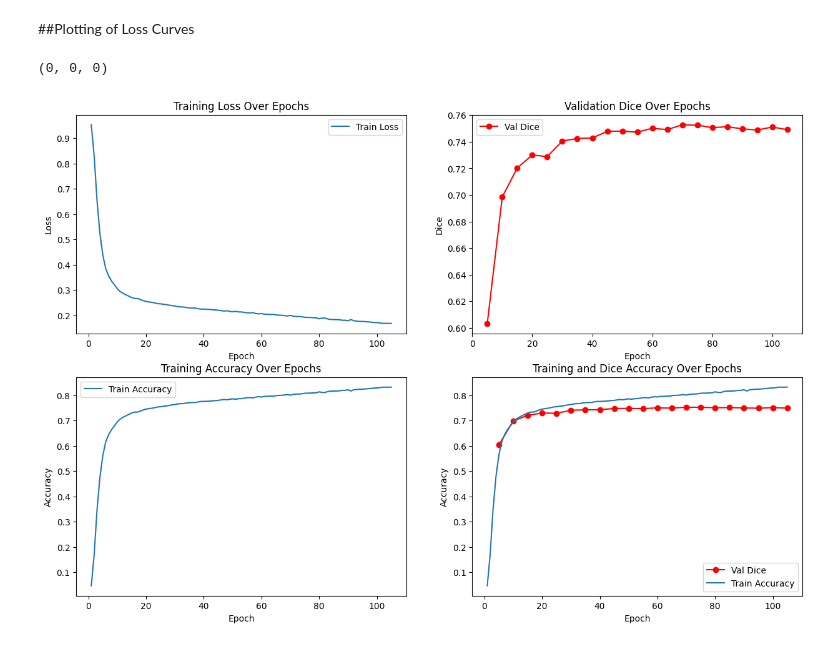
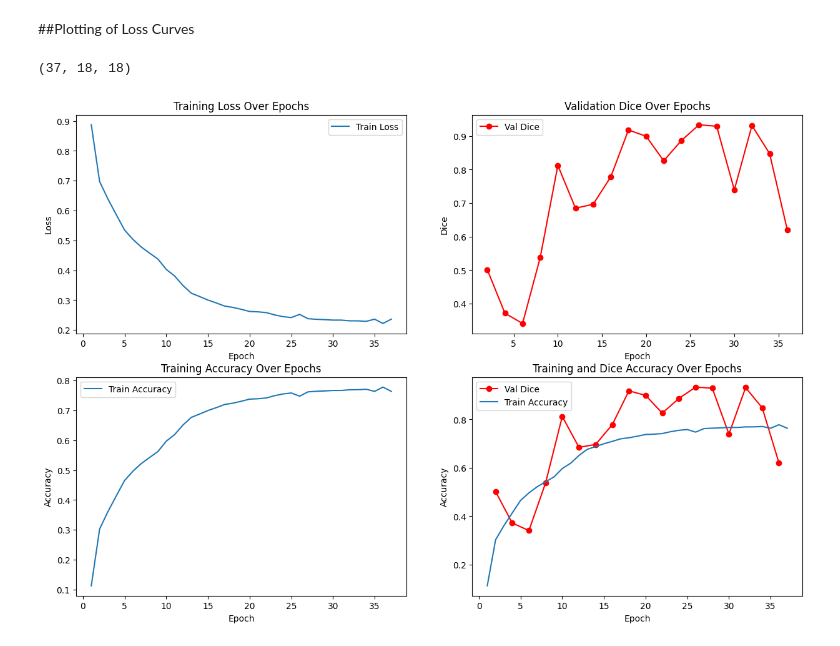
Before and after one commit to sarojkhanal-git/CBEAS_Whole_brain_and_Hippocampal_Segmentation, a Jupyter notebook: SwinUNETR_NEW_PIPELINE.ipynb, the cells around one changed output. Saved outputs shown, nothing was run; the diff lists cells and outputs as text; code cells hidden in the pictures.

```diff
--- a/SwinUNETR_NEW_PIPELINE.ipynb
+++ b/SwinUNETR_NEW_PIPELINE.ipynb
@@ -200,9 +201,9 @@ def load_checkpoint(path):
 # %% [markdown]
 ##Load Checkpoint
 # %%
-#epoch, model, optimizer, loss, dice_mean, epoch_list, val_dice_list, train_loss_list, best_metric, best_metric_epoch = load_checkpoint('Path')
+epoch, model, optimizer, loss, dice_mean, epoch_list, val_dice_list, train_loss_list, best_metric, best_metric_epoch = load_checkpoint('f_feb23_24feature_Checkpoint.pth')
 # %% [markdown]
 ##Epochs and Validation
 # %%
-max_epochs = 100
-val_interval = 2
+max_epochs = 50
+val_interval = 1
@@ -222,11 +227,11 @@ best_metric_epoch = -1
 from tqdm import tqdm
 import datetime
 # %%
-checkpoint_path = 'feb23_24feature_Checkpoint.pth'
-best_model_path = 'feb23_24feature_best_dice_model.pth'
+checkpoint_path = '2_feb23_24feature_Checkpoint.pth'
+best_model_path = '3_feb23_24feature_best_dice_model.pth'
 
 #Training Loop
-for epoch in range(max_epochs):
+for epoch in range(epoch+1, max_epochs):
     print(f"Epoch [{epoch+1}/{max_epochs}] {datetime.datetime.now()}")
     model.train()
     epoch_loss = 0
@@ -281,7 +286,7 @@ for epoch in range(max_epochs):
         dice_metric.reset()
         hd_metric.reset()
         val_dice_list.append(dice_mean)
-        val_hd95_list.append(hd_val)
+       # val_hd95_list.append(hd_val)
         epoch_list.append(epoch + 1)
         print(f"  Val Dice: {dice_mean:.4f}, Val HD95: {hd_val:.2f}")
 
@@ -321,34 +321,34 @@ Epoch [8/100] 2025-02-23 17:56:16.049761
 # %%
 len(train_loss_list), len(val_dice_list), len(epoch_list)
 # %% [output]
-(0, 0, 0)
+(37, 18, 18)
 # %%
 fig, axs = plt.subplots(2, 2, figsize=(15, 10))
-axs[0 ,0].plot(range(1, max_epochs+1), train_loss_list, label="Train Loss")
+axs[0 ,0].plot(range(1, 37+1), train_loss_list, label="Train Loss")
 axs[0, 0].set_xlabel("Epoch")
 axs[0, 0].set_ylabel("Loss")
 axs[0, 0].set_title("Training Loss Over Epochs")
 axs[0, 0].legend()
 
 axs[0, 1].plot(epoch_list, val_dice_list, 'r-o', label="Val Dice")
 axs[0, 1].set_xlabel("Epoch")
 axs[0, 1].set_ylabel("Dice")
 axs[0, 1].set_title("Validation Dice Over Epochs")
 axs[0, 1].legend()
 
-axs[1, 0].plot(range(1, max_epochs+1), 1 - np.array(train_loss_list[:]), label="Train Accuracy")
+axs[1, 0].plot(range(1, 37+1), 1 - np.array(train_loss_list[:]), label="Train Accuracy")
 axs[1, 0].set_xlabel("Epoch")
 axs[1, 0].set_ylabel("Accuracy")
 axs[1, 0].set_title("Training Accuracy Over Epochs")
 axs[1, 0].legend()
 
 axs[1, 1].plot(epoch_list, val_dice_list, 'r-o', label="Val Dice")
-axs[1, 1].plot(range(1, max_epochs+1), 1 - np.array(train_loss_list[:]), label="Train Accuracy")
+axs[1, 1].plot(range(1, 37+1), 1 - np.array(train_loss_list[:]), label="Train Accuracy")
 axs[1, 1].set_xlabel("Epoch")
 axs[1, 1].set_ylabel("Accuracy")
 axs[1, 1].set_title("Training and Dice Accuracy Over Epochs")
 axs[1, 1].legend()
 
 plt.show()
 # %% [output]
-[figure, old version]
+[figure, new version]
```
Also changed, not shown: parts of 8 cells of this notebook.
